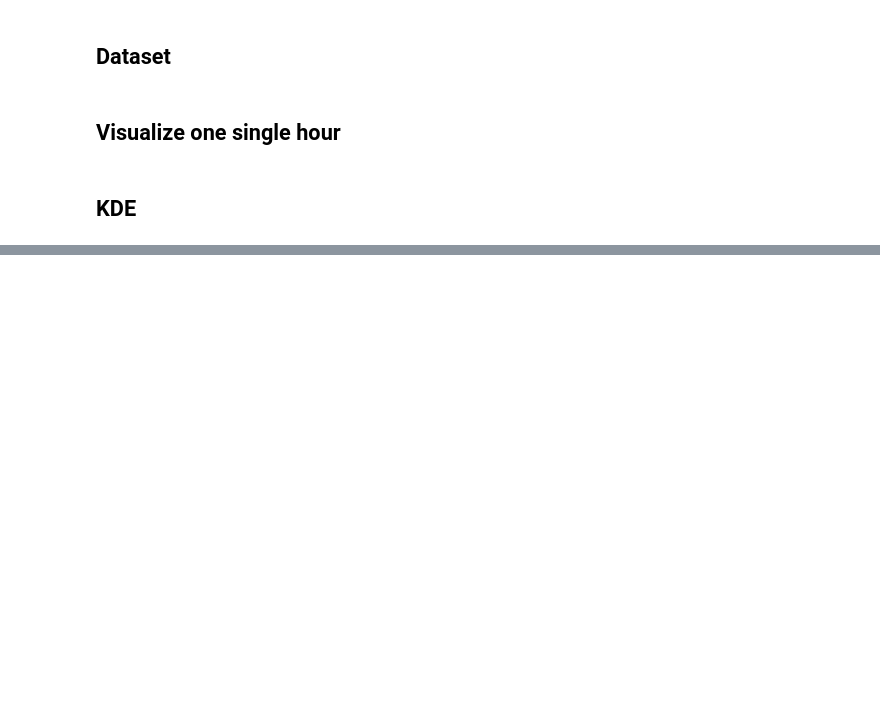
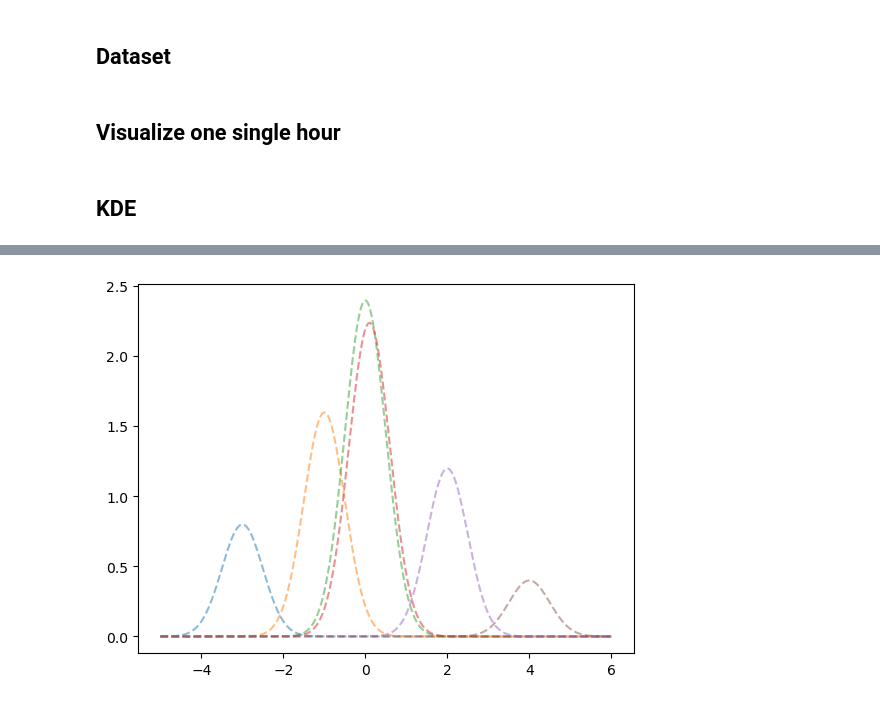
Before and after one commit to JMMorph/phd, a Jupyter notebook: Notebooks/PlotGraph.ipynb, the cells around one changed output, grey strips where cells are left out. Drawn from its saved outputs; the diff is of its cells as text; code cells hidden in the pictures; blank space fills up the shorter version.

```diff
--- a/Notebooks/PlotGraph.ipynb
+++ b/Notebooks/PlotGraph.ipynb
@@ -99,7 +100,7 @@ for centro, peso in zip(centros, pesos):
     dists = np.vstack((dists, dist))
     bells = np.vstack((bells, bell))
 
-    # plt.plot(x, kernel*peso, alpha=0.5, linestyle='--')  # Grafica las campanas individuales
+    plt.plot(x, kernel*peso, alpha=0.5, linestyle='--')  # Grafica las campanas individuales
 
 dists = dists[1:,:]
 bells = bells[1:,:]
@@ -153,3 +154,4 @@ fig.update_layout(
 
 # Show the plot
 fig.show()
+# %% [output]
@@ -156,3 +159,4 @@ fig.show()
+[figure, added]
 # %%
 import numpy as np
 import pandas as pd
```
Also changed, not shown: parts of 4 cells of this notebook, 4 other files.
